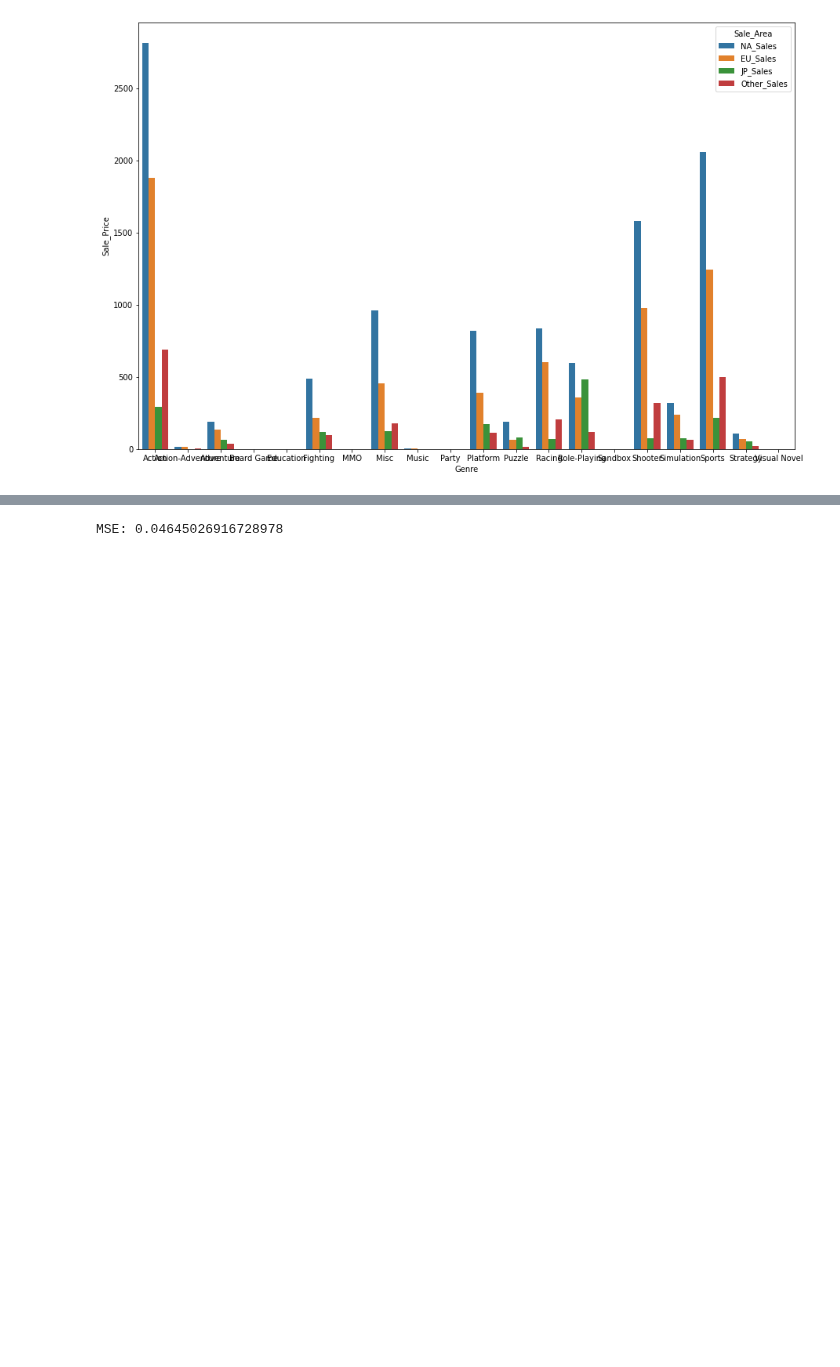
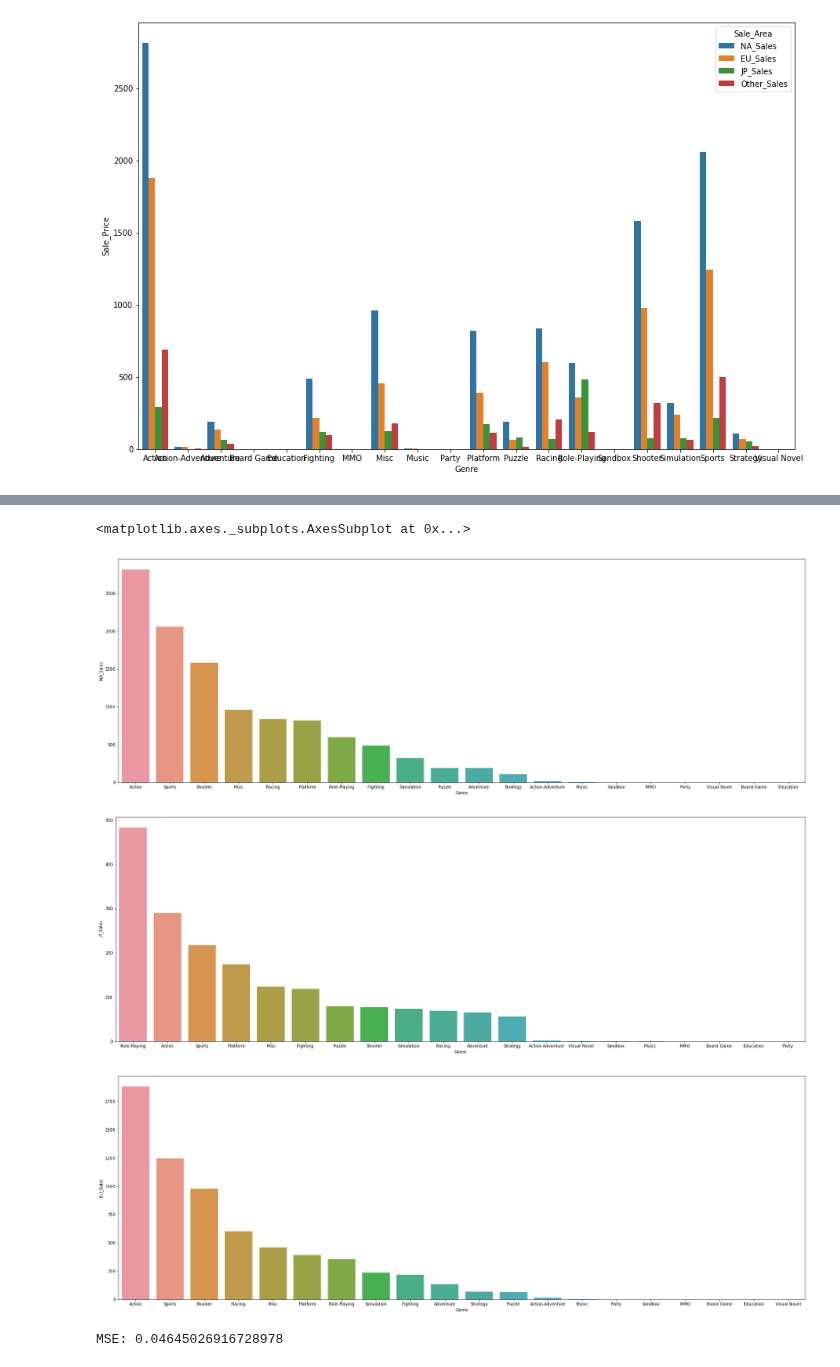
Before and after one commit to Georgia-MAX-holic/Footprints, a Jupyter notebook: PJ/game_sale/New/Game_Sales.ipynb, the cells around one changed output, grey strips where cells are left out. Cells and saved outputs as stored; diff of their text form; code cells hidden in the pictures; blank space fills up the shorter version.

```diff
--- a/PJ/game_sale/New/Game_Sales.ipynb
+++ b/PJ/game_sale/New/Game_Sales.ipynb
@@ -115,0 +101,2 @@ graph = sns.barplot(x="Genre", y="NA_Sales", data=graph_genre)
+# %%
+comp_map = comp_map.reset_index().dropna()
@@ -116,3 +123,13 @@ graph = sns.barplot(x="Genre", y="NA_Sales", data=graph_genre)
+# %%
+SNS_BAR_PLOT("Genre","NA_Sales",comp_map.sort_values(by="NA_Sales",ascending=False))
+
+SNS_BAR_PLOT("Genre","JP_Sales",comp_map.sort_values(by="JP_Sales",ascending=False))
+SNS_BAR_PLOT("Genre","EU_Sales",comp_map.sort_values(by="EU_Sales",ascending=False))
+# %% [output]
+<matplotlib.axes._subplots.AxesSubplot at 0x...>
+[figure, added]
+[figure, added]
+[figure, added]
 # %%
 import numpy as np
 USE=df[["Name","Year","Platform","Genre","Publisher","NA_Sales","JP_Sales","EU_Sales","Other_Sales","Global_Sales"]].dropna()
```
Also changed, not shown: parts of 10 cells of this notebook.
